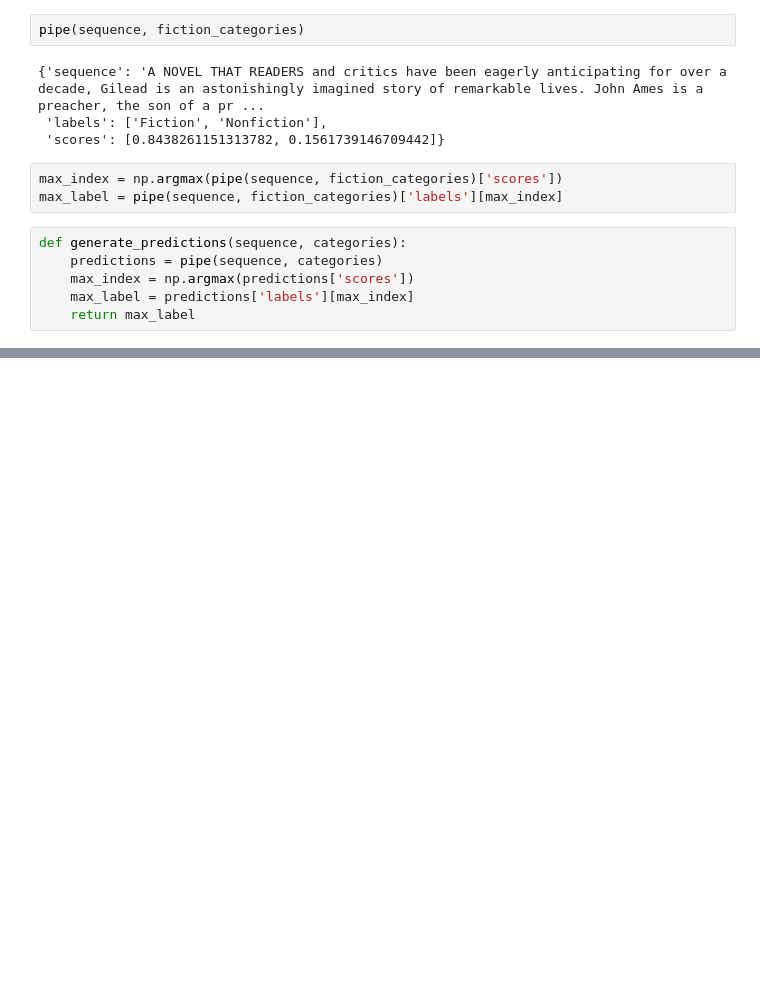
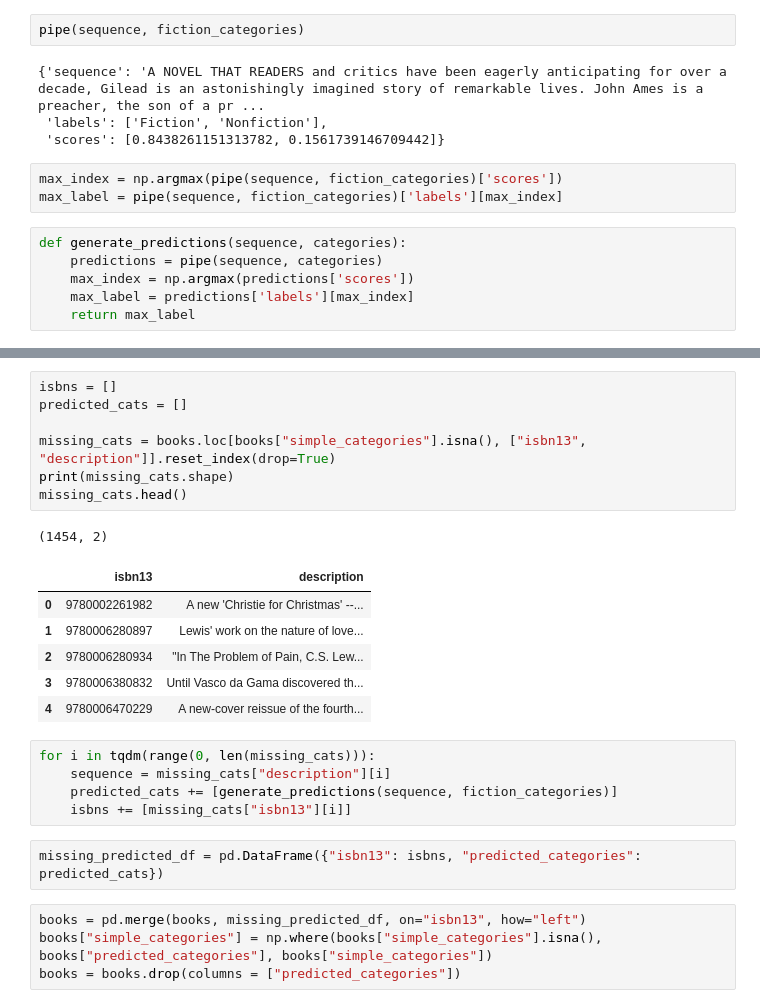
Before and after one commit to FelipeZunigaN/Book-Recommender, a Jupyter notebook: notebook/text-classification.ipynb, the cells around one changed output, grey strips where cells are left out. Cells and saved outputs as stored; diff of their text form; blank space fills up the shorter version.

```diff
--- a/notebook/text-classification.ipynb
+++ b/notebook/text-classification.ipynb
@@ -109,0 +136,26 @@ predicted_cats
+# %%
+isbns = []
+predicted_cats = []
+
+missing_cats = books.loc[books["simple_categories"].isna(), ["isbn13", "description"]].reset_index(drop=True)
+print(missing_cats.shape)
+missing_cats.head()
+# %% [output]
+(1454, 2)
+|  | isbn13 | description |
+| 0 | 9780002261982 | A new 'Christie for Christmas' --... |
+| 1 | 9780006280897 | Lewis' work on the nature of love... |
+| 2 | 9780006280934 | "In The Problem of Pain, C.S. Lew... |
+| 3 | 9780006380832 | Until Vasco da Gama discovered th... |
+| 4 | 9780006470229 | A new-cover reissue of the fourth... |
+# %%
+for i in tqdm(range(0, len(missing_cats))):
+    sequence = missing_cats["description"][i]
+    predicted_cats += [generate_predictions(sequence, fiction_categories)]
+    isbns += [missing_cats["isbn13"][i]]
+# %%
+missing_predicted_df = pd.DataFrame({"isbn13": isbns, "predicted_categories": predicted_cats})
+# %%
+books = pd.merge(books, missing_predicted_df, on="isbn13", how="left")
+books["simple_categories"] = np.where(books["simple_categories"].isna(), books["predicted_categories"], books["simple_categories"])
+books = books.drop(columns = ["predicted_categories"])
```
Also changed, not shown: parts of 8 cells of this notebook, 1 other file.
